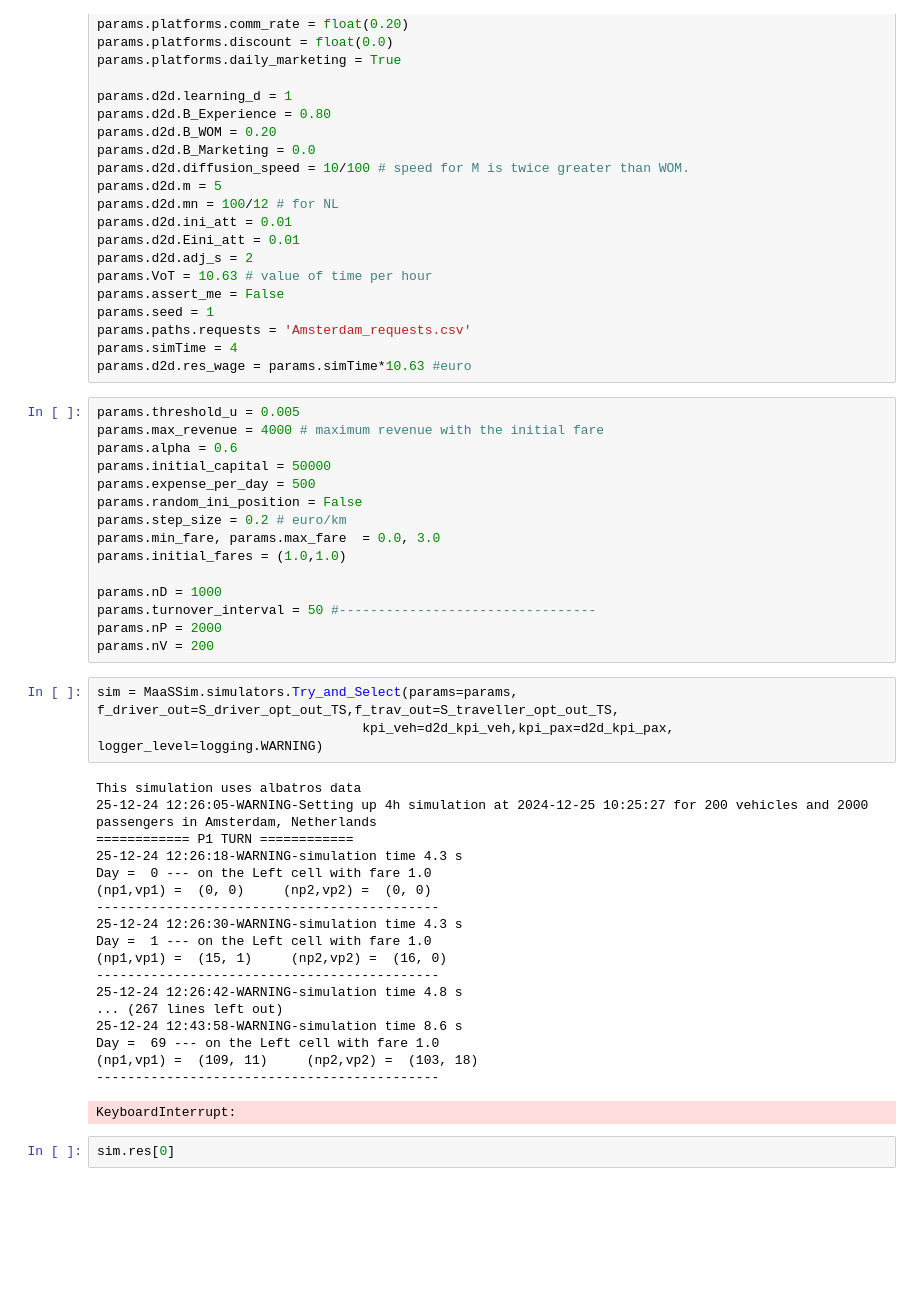
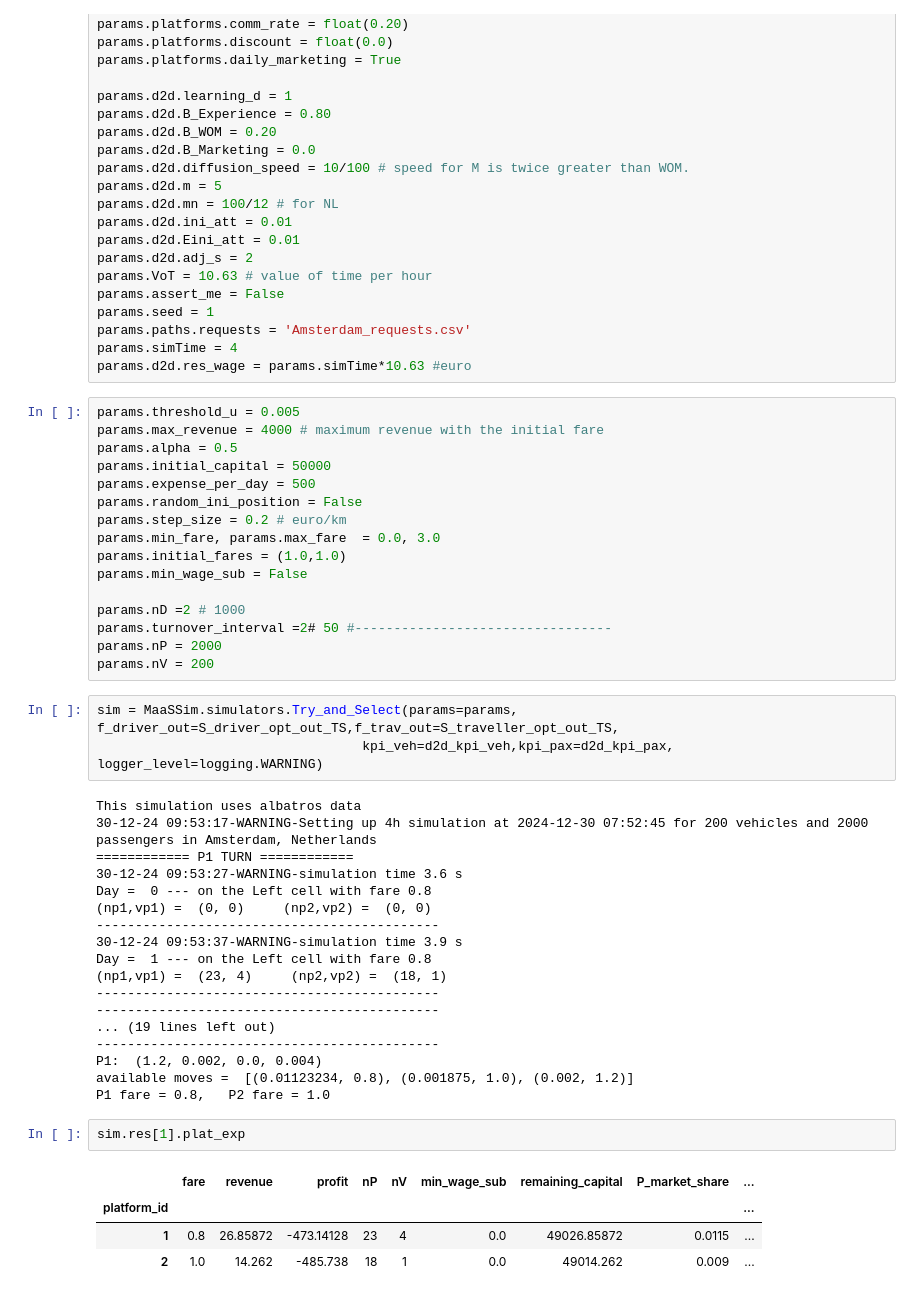
Before and after one commit to Farnoud-G/MaaSSim, a Jupyter notebook: docs/P3_Competition/Amsterdam-Try&Select.ipynb, the cells around one changed output. Drawn from its saved outputs; the diff is of its cells as text; blank space fills up the shorter version.

Commit message:
min wage regulation added

```diff
--- a/docs/P3_Competition/Amsterdam-Try&Select.ipynb
+++ b/docs/P3_Competition/Amsterdam-Try&Select.ipynb
@@ -73,16 +73,17 @@ params.d2d.res_wage = params.simTime*10.63 #euro
 # %%
 params.threshold_u = 0.005
 params.max_revenue = 4000 # maximum revenue with the initial fare
-params.alpha = 0.6
+params.alpha = 0.5
 params.initial_capital = 50000
 params.expense_per_day = 500
 params.random_ini_position = False
 params.step_size = 0.2 # euro/km
 params.min_fare, params.max_fare  = 0.0, 3.0
 params.initial_fares = (1.0,1.0)
+params.min_wage_sub = False
 
-params.nD = 1000
-params.turnover_interval = 50 #---------------------------------
+params.nD =2 # 1000
+params.turnover_interval =2# 50 #---------------------------------
 params.nP = 2000
 params.nV = 200
 # %%
@@ -90,22 +91,26 @@ sim = MaaSSim.simulators.Try_and_Select(params=params, f_driver_out=S_driver_opt
                                   kpi_veh=d2d_kpi_veh,kpi_pax=d2d_kpi_pax, logger_level=logging.WARNING)
 # %% [output]
 This simulation uses albatros data
-25-12-24 12:26:05-WARNING-Setting up 4h simulation at 2024-12-25 10:25:27 for 200 vehicles and 2000 passengers in Amsterdam, Netherlands
+30-12-24 09:53:17-WARNING-Setting up 4h simulation at 2024-12-30 07:52:45 for 200 vehicles and 2000 passengers in Amsterdam, Netherlands
 ============ P1 TURN ============
-25-12-24 12:26:18-WARNING-simulation time 4.3 s
-Day =  0 --- on the Left cell with fare 1.0
+30-12-24 09:53:27-WARNING-simulation time 3.6 s
+Day =  0 --- on the Left cell with fare 0.8
 (np1,vp1) =  (0, 0)     (np2,vp2) =  (0, 0)
 --------------------------------------------
-25-12-24 12:26:30-WARNING-simulation time 4.3 s
-Day =  1 --- on the Left cell with fare 1.0
-(np1,vp1) =  (15, 1)     (np2,vp2) =  (16, 0)
+30-12-24 09:53:37-WARNING-simulation time 3.9 s
+Day =  1 --- on the Left cell with fare 0.8
+(np1,vp1) =  (23, 4)     (np2,vp2) =  (18, 1)
 --------------------------------------------
-25-12-24 12:26:42-WARNING-simulation time 4.8 s
-... (267 lines left out)
-25-12-24 12:43:58-WARNING-simulation time 8.6 s
-Day =  69 --- on the Left cell with fare 1.0
-(np1,vp1) =  (109, 11)     (np2,vp2) =  (103, 18)
 --------------------------------------------
+... (19 lines left out)
+--------------------------------------------
+P1:  (1.2, 0.002, 0.0, 0.004)
+available moves =  [(0.01123234, 0.8), (0.001875, 1.0), (0.002, 1.2)]
+P1 fare = 0.8,   P2 fare = 1.0
-KeyboardInterrupt:
 # %%
-sim.res[0]
+sim.res[1].plat_exp
+# %% [output]
+|  | fare | revenue | profit | nP | nV | min_wage_sub | remaining_capital | P_market_share | ... |
+| platform_id |  |  |  |  |  |  |  |  | ... |
+| 1 | 0.8 | 26.85872 | -473.14128 | 23 | 4 | 0.0 | 49026.85872 | 0.0115 | ... |
+| 2 | 1.0 | 14.262 | -485.738 | 18 | 1 | 0.0 | 49014.262 | 0.009 | ... |
```
Also changed, not shown: parts of 11 cells of this notebook, 16 other files.
